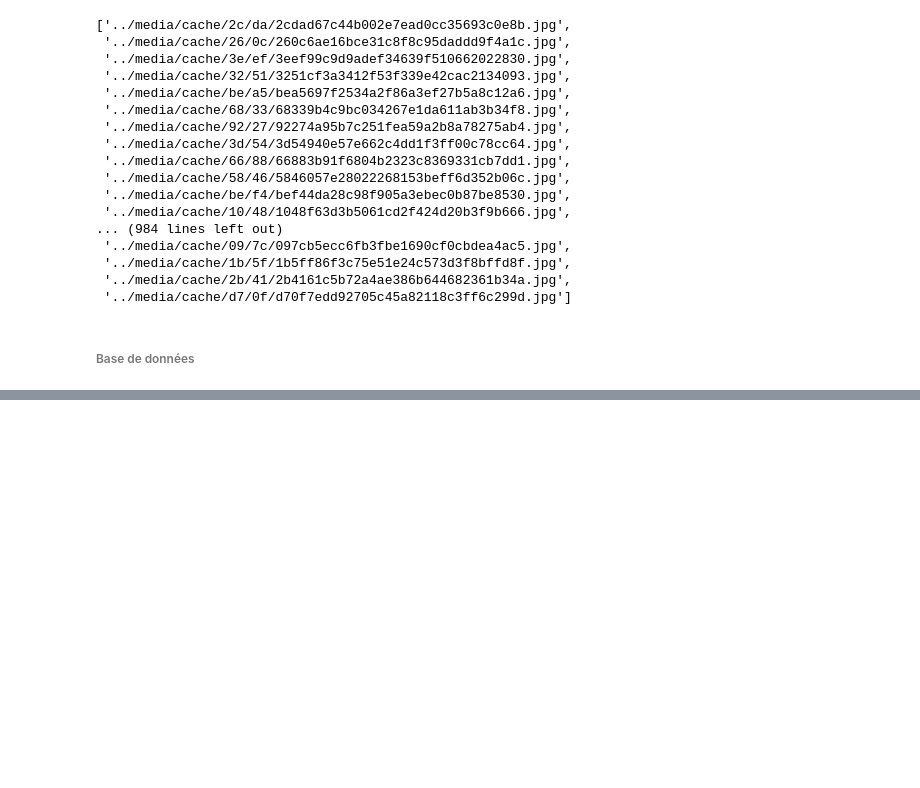
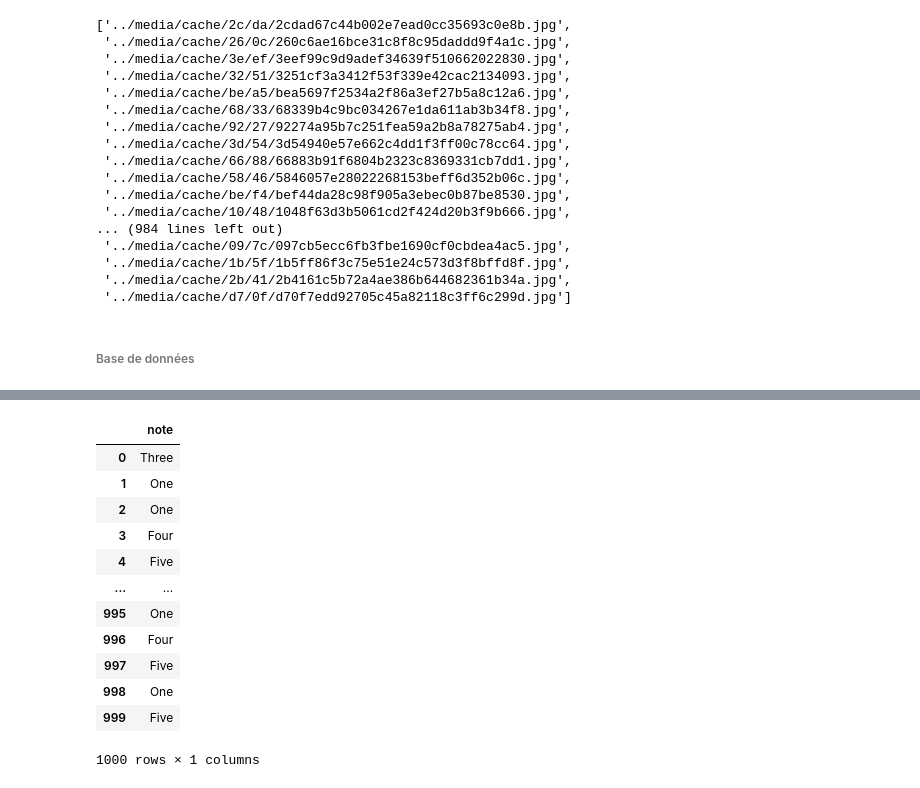
Before and after one commit to LaurenceAndraud/cyber-detective, a Jupyter notebook: Cyber detective.ipynb, the cells around one changed output, grey strips where cells are left out. Drawn from its saved outputs; the diff is of its cells as text; code cells hidden in the pictures; blank space fills up the shorter version.

```diff
--- a/Cyber detective.ipynb
+++ b/Cyber detective.ipynb
@@ -368,0 +392,18 @@ Objectifs : intégrer les informations des livres des 50 pages web dans une base
+# %%
+ratings = pd.DataFrame(data = ratings)
+ratings.columns = ['note']
+ratings
+# %% [output]
+|  | note |
+| 0 | Three |
+| 1 | One |
+| 2 | One |
+| 3 | Four |
+| 4 | Five |
+| ... | ... |
+| 995 | One |
+| 996 | Four |
+| 997 | Five |
+| 998 | One |
+| 999 | Five |
+1000 rows × 1 columns
```
Also changed, not shown: parts of 14 cells of this notebook, 1 other file.
